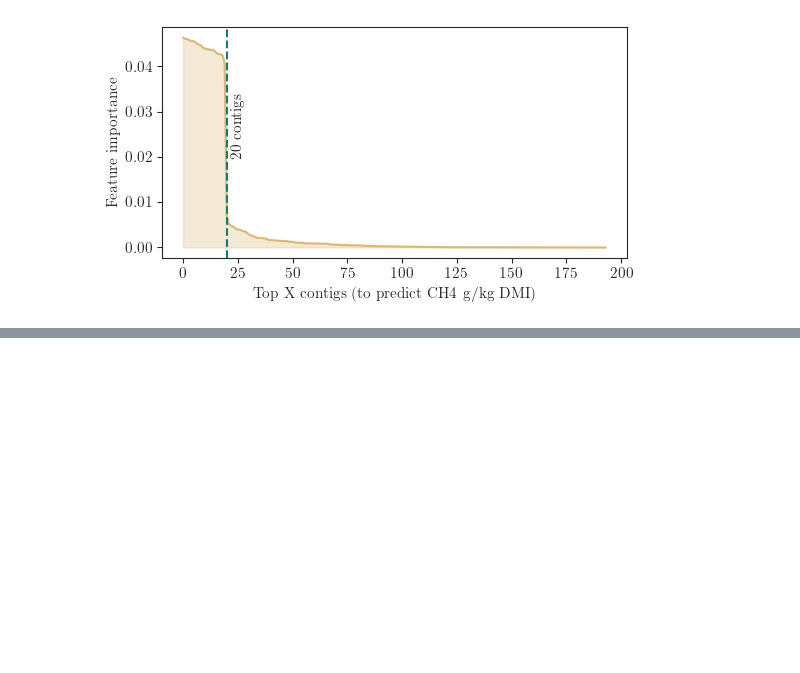
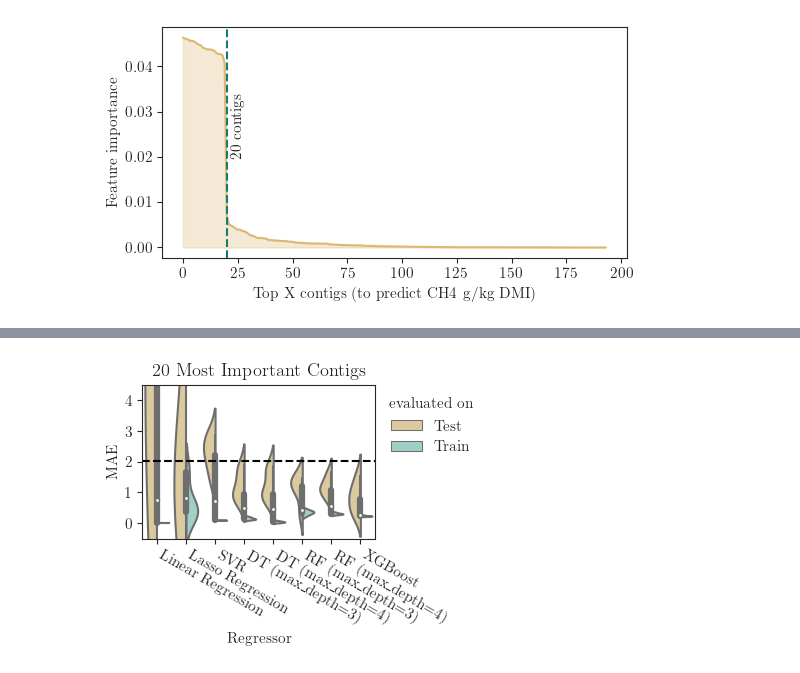
Before and after one commit to KatDost/Sheep_Methane_Paper, a Jupyter notebook: 1_Hypothesis and Data Validaton.ipynb, the cells around one changed output, grey strips where cells are left out. Saved outputs shown, nothing was run; the diff lists cells and outputs as text; code cells hidden in the pictures; blank space fills up the shorter version.

Commit message:
Fold-wise important feature selection in section 1

```diff
--- a/1_Hypothesis and Data Validaton.ipynb
+++ b/1_Hypothesis and Data Validaton.ipynb
@@ -250,9 +241,0 @@ Y_ = df_gene_CH4DMI_imps.to_numpy()[:,-1]
-# %%
-# repeat test
-score_dict2 = {}
-for i, reg in enumerate(regressor_list):
-    print('Running', regressor_names[i], '...')
-    s = cross_validate(reg, X_, Y_, cv=5,
-                       scoring=('neg_mean_absolute_error'),
-                       return_train_score=True)
-    score_dict2[regressor_names[i]] = s
@@ -282,0 +244,23 @@ plt.show()
+# %%
+kf = KFold(n_splits=5)
+results_list = []
+
+for k, [tr, te] in enumerate(kf.split(X, Y)):
+    print('Fold', k)
+    X_tr, X_te, Y_tr, Y_te = X[tr], X[te], Y[tr], Y[te]
+
+    # get important features
+    rf = RandomForestRegressor(max_depth=4, n_estimators=20)
+    rf.fit(X_tr, Y_tr)
+    imps = rf.feature_importances_
+    X_tr, X_te = X_tr[:, imps>0.02], X_te[:, imps>0.02]
+
+    # train models
+    for i, reg in enumerate(regressor_list):
+        print('Running', regressor_names[i], '...')
+        reg.fit(X_tr, Y_tr)
+        results_list.append([regressor_names[i], k, 'Test',
+                             mean_absolute_error(Y_te, reg.predict(X_te))])
+        results_list.append([regressor_names[i], k, 'Train',
+                             mean_absolute_error(Y_tr, reg.predict(X_tr))])
+results = pd.DataFrame(results_list, columns=['Regressor', 'Fold', 'evaluated on', 'MAE'])
@@ -282,0 +285,14 @@ plt.show()
+# %%
+plt.figure(figsize=(3, 2))
+
+g = sns.violinplot(data=results, x="Regressor", y="MAE", hue="evaluated on", split=True,
+                   palette='BrBG', scale='width', inner='box')
+g.set_xticklabels(g.get_xticklabels(), rotation=330, horizontalalignment='left')
+g.set_title('20 Most Important Contigs')
+plt.axhline(y=np.average(np.abs(Y - np.average(Y))), linestyle='--', color='black')
+sns.move_legend(g, "upper left", bbox_to_anchor=(1, 1), frameon=False)
+g.set_ylim(-0.5, 4.5)
+plt.savefig("Plots/Genes_to_CH4_DMI_MAE_impfeatures.pdf", bbox_inches='tight')
+plt.show()
+# %% [output]
+[figure, added]
```
Also changed, not shown: parts of 7 cells of this notebook, 1 other file.
